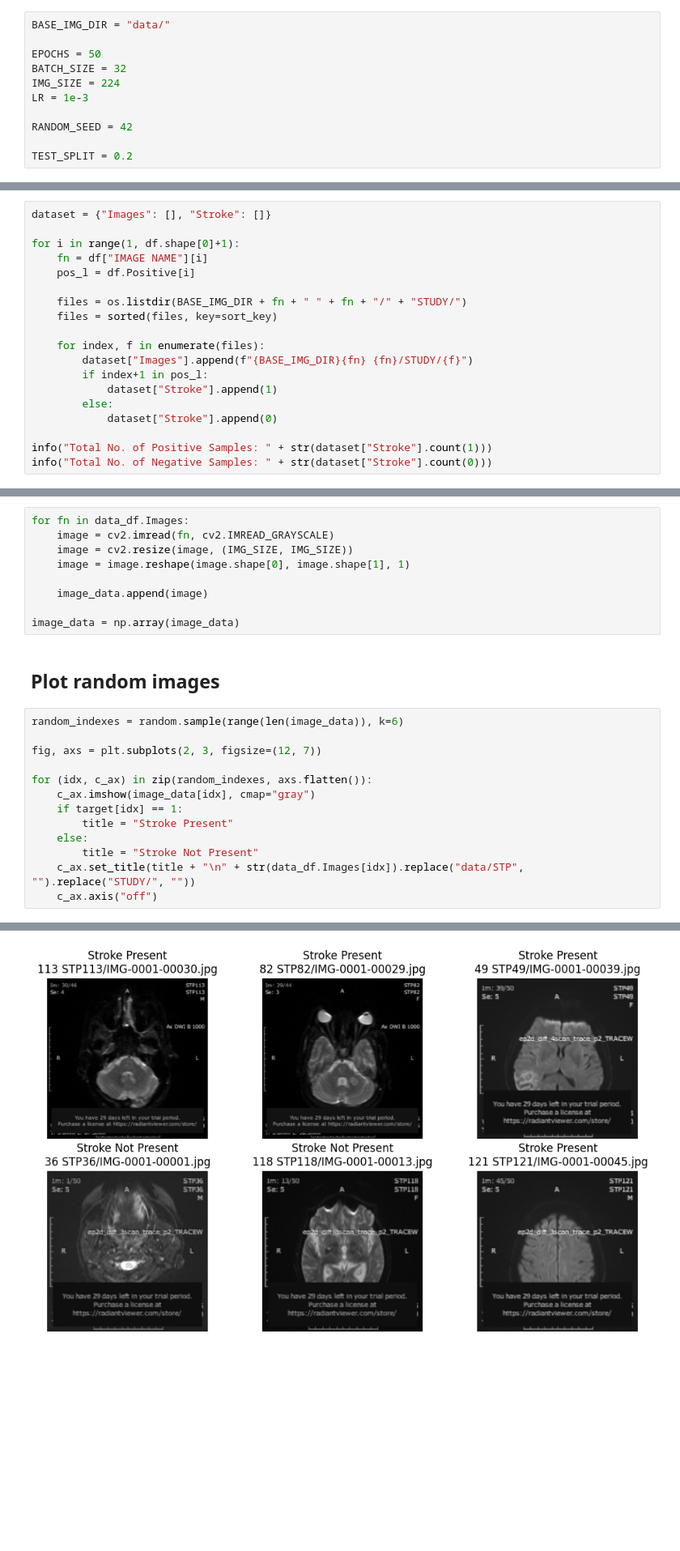
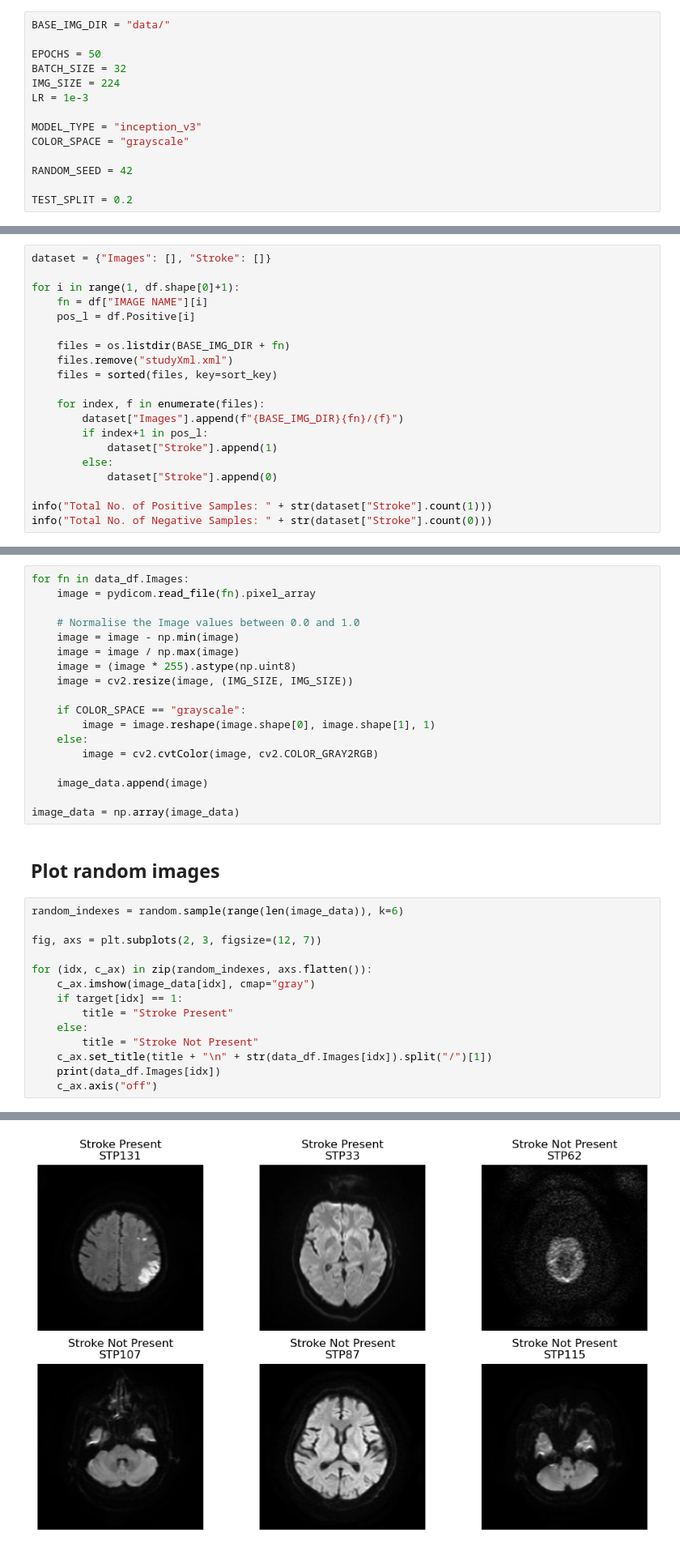
Before and after one commit to DipeshAggarwal/Brain-Stroke, a Jupyter notebook: Brain Stroke.ipynb, the cells around one changed output, grey strips where cells are left out. Shown at 81% size. Cells and saved outputs as stored; diff of their text form; blank space fills up the shorter version.

```diff
--- a/Brain Stroke.ipynb
+++ b/Brain Stroke.ipynb
@@ -28,6 +29,9 @@ BATCH_SIZE = 32
 IMG_SIZE = 224
 LR = 1e-3
 
+MODEL_TYPE = "inception_v3"
+COLOR_SPACE = "grayscale"
+
 RANDOM_SEED = 42
 
 TEST_SPLIT = 0.2
@@ -119,11 +123,12 @@ for i in range(1, df.shape[0]+1):
     fn = df["IMAGE NAME"][i]
     pos_l = df.Positive[i]
 
-    files = os.listdir(BASE_IMG_DIR + fn + " " + fn + "/" + "STUDY/")
+    files = os.listdir(BASE_IMG_DIR + fn)
+    files.remove("studyXml.xml")
     files = sorted(files, key=sort_key)
 
     for index, f in enumerate(files):
-        dataset["Images"].append(f"{BASE_IMG_DIR}{fn} {fn}/STUDY/{f}")
+        dataset["Images"].append(f"{BASE_IMG_DIR}{fn}/{f}")
         if index+1 in pos_l:
             dataset["Stroke"].append(1)
         else:
@@ -154,9 +159,18 @@ image_data = []
 target = np.array(data_df.Stroke)
 # %%
 for fn in data_df.Images:
-    image = cv2.imread(fn, cv2.IMREAD_GRAYSCALE)
+    image = pydicom.read_file(fn).pixel_array
+
+    # Normalise the Image values between 0.0 and 1.0
+    image = image - np.min(image)
+    image = image / np.max(image)
+    image = (image * 255).astype(np.uint8)
     image = cv2.resize(image, (IMG_SIZE, IMG_SIZE))
-    image = image.reshape(image.shape[0], image.shape[1], 1)
+
+    if COLOR_SPACE == "grayscale":
+        image = image.reshape(image.shape[0], image.shape[1], 1)
+    else:
+        image = cv2.cvtColor(image, cv2.COLOR_GRAY2RGB)
 
     image_data.append(image)
 
@@ -174,6 +188,7 @@ for (idx, c_ax) in zip(random_indexes, axs.flatten()):
         title = "Stroke Present"
     else:
         title = "Stroke Not Present"
-    c_ax.set_title(title + "\n" + str(data_df.Images[idx]).replace("data/STP", "").replace("STUDY/", ""))
+    c_ax.set_title(title + "\n" + str(data_df.Images[idx]).split("/")[1])
+    print(data_df.Images[idx])
     c_ax.axis("off")
 # %% [output]
@@ -180 +201 @@ for (idx, c_ax) in zip(random_indexes, axs.flatten()):
-[figure, old version]
+[figure, new version]
```
Also changed, not shown: parts of 15 cells of this notebook, 1 other file.
